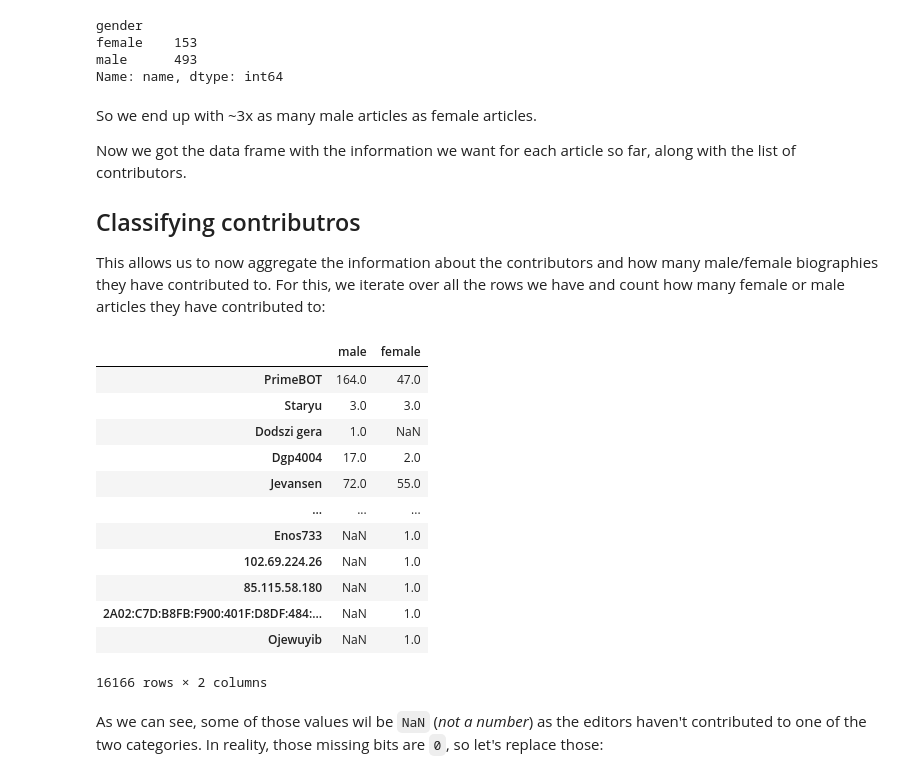
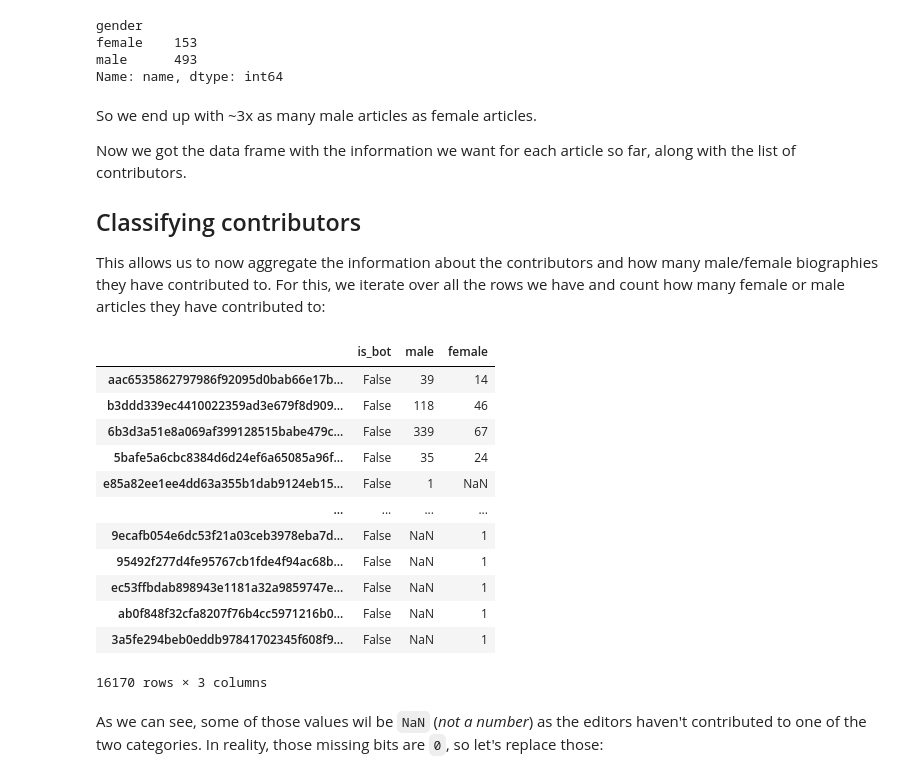
Before and after one commit to citizensandtech/sicss-wikipedia, a Jupyter notebook: 04-full-example.ipynb, the cells around one changed output. Saved outputs shown, nothing was run; the diff lists cells and outputs as text; code cells hidden in the pictures.

```diff
--- a/04-full-example.ipynb
+++ b/04-full-example.ipynb
@@ -23,6 +39,8 @@ import pywikibot # loading the pywikibot library
 from pywikibot import pagegenerators as pg # import the page generator so we can iterate over all returned Wikidata items
 
 import pandas as pd # loading pandas for data manipulation
+
+import hashlib # for de-identifying the contributors
 
 WIKIPEDIA_SITE = pywikibot.Site("en", 'wikipedia') # creating an English WP site object to get page details
 
@@ -56,6 +74,17 @@ def get_content_assessment(p):
                 return a # found assessment category and return
     return None # if none found, return None
 
+
+def deidentify_contributors(contributors):
+    '''
+    takes the contributor list with real
+    usernames and converts it into sha256
+    hashes instead.
+    '''
+    contributors = list(contributors)
+    contributors = [hashlib.sha256(c.encode()).hexdigest() for c in contributors]
+    return contributors
+
 def run_query(QUERY):
     '''
     Run's the handed query and returns a dictionary that contains
@@ -83,6 +112,8 @@ def run_query(QUERY):
             politician_data[qid]['name'] = page_title # add english article name
             politician_data[qid]['content_assessment'] = get_content_assessment(page)
             contributors = list(page.contributors())
+            politician_data[qid]['contributor_is_bot'] = [True if 'bot' in c.lower() else False for c in contributors] # mark if a contributor is a bot or not
+            contributors = deidentify_contributors(contributors)
             politician_data[qid]['contributor_count'] = len(contributors)
             politician_data[qid]['contributor_list'] = contributors
     return politician_data
@@ -151,49 +182,50 @@ So we end up with ~3x as many male articles as female articles.
 
 Now we got the data frame with the information we want for each article so far, along with the list of contributors.
 
-## Classifying contributros
+## Classifying contributors
 
 This allows us to now aggregate the information about the contributors and how many male/female biographies they have contributed to. For this, we iterate over all the rows we have and count how many female or male articles they have contributed to:
 # %%
 from collections import defaultdict
 
 # the default value for our dictionary is a sub-dictionary
 # this makes it easier to create a dictionary of dictionaries
 # in this form:
 # {'editor_name': {
 #    'male': 10,
 #    'female': 15},
 #  'editor_2': {
 #    'male': 1,
 #    'female': 4},
 #}
 
 editors = defaultdict(dict)
 
 for index, row in df_all_page_data.iterrows():
-    for contributor in row['contributor_list']:
+    for i, contributor in enumerate(row['contributor_list']):
+        editors[contributor]['is_bot'] = row['contributor_is_bot'][i]
         if row['gender'] in editors[contributor].keys():
             editors[contributor][row['gender']] += 1
         else:
             editors[contributor][row['gender']] = 1
 
 # let's convert it into a DF as well
 df_editors = pd.DataFrame(editors).T
 df_editors
 # %% [output]
-|  | male | female |
-| PrimeBOT | 164.0 | 47.0 |
-| Staryu | 3.0 | 3.0 |
-| Dodszi gera | 1.0 | NaN |
-| Dgp4004 | 17.0 | 2.0 |
-| Jevansen | 72.0 | 55.0 |
-| ... | ... | ... |
-| Enos733 | NaN | 1.0 |
-| 102.69.224.26 | NaN | 1.0 |
-| 85.115.58.180 | NaN | 1.0 |
-| 2A02:C7D:B8FB:F900:401F:D8DF:484:... | NaN | 1.0 |
-| Ojewuyib | NaN | 1.0 |
+|  | is_bot | male | female |
+| aac6535862797986f92095d0bab66e17b... | False | 39 | 14 |
+| b3ddd339ec4410022359ad3e679f8d909... | False | 118 | 46 |
+| 6b3d3a51e8a069af399128515babe479c... | False | 339 | 67 |
+| 5bafe5a6cbc8384d6d24ef6a65085a96f... | False | 35 | 24 |
+| e85a82ee1ee4dd63a355b1dab9124eb15... | False | 1 | NaN |
+| ... | ... | ... | ... |
+| 9ecafb054e6dc53f21a03ceb3978eba7d... | False | NaN | 1 |
+| 95492f277d4fe95767cb1fde4f94ac68b... | False | NaN | 1 |
+| ec53ffbdab898943e1181a32a9859747e... | False | NaN | 1 |
+| ab0f848f32cfa8207f76b4cc5971216b0... | False | NaN | 1 |
+| 3a5fe294beb0eddb97841702345f608f9... | False | NaN | 1 |
-16166 rows × 2 columns
+16170 rows × 3 columns
 # %% [markdown]
 As we can see, some of those values wil be `NaN` (*not a number*) as the editors haven't contributed to one of the two categories. In reality, those missing bits are `0`, so let's replace those:
 # %%
```
Also changed, not shown: parts of 21 cells of this notebook.
